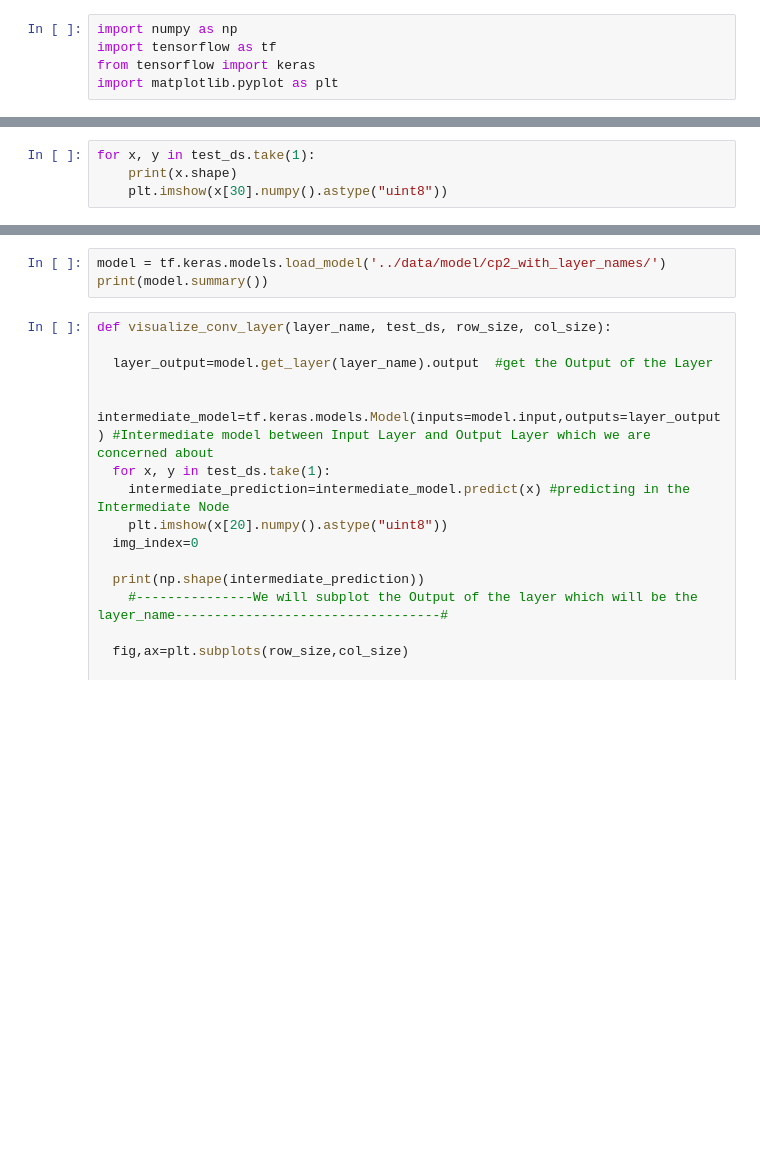
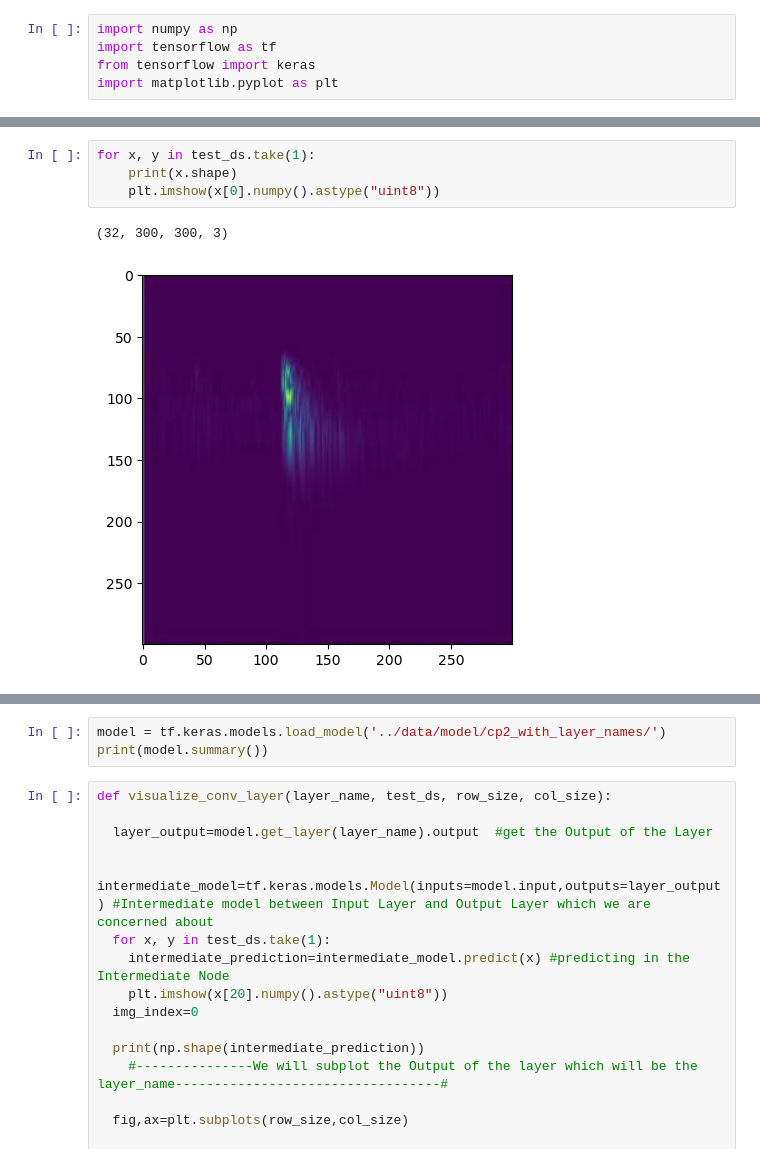
Before and after one commit to srpraman/Earthquake-Event-Identification, a Jupyter notebook: output_of_layer.ipynb, the cells around one changed output, grey strips where cells are left out. Cells and saved outputs as stored; diff of their text form; blank space fills up the shorter version.

```diff
--- a/output_of_layer.ipynb
+++ b/output_of_layer.ipynb
@@ -14,4 +16,7 @@ test_ds = tf.keras.utils.image_dataset_from_directory(base_dir,
 # %%
 for x, y in test_ds.take(1):
     print(x.shape)
-    plt.imshow(x[30].numpy().astype("uint8"))
+    plt.imshow(x[0].numpy().astype("uint8"))
+# %% [output]
+(32, 300, 300, 3)
+[figure, added]
```
Also changed, not shown: parts of 2 cells of this notebook, 3 other files.
